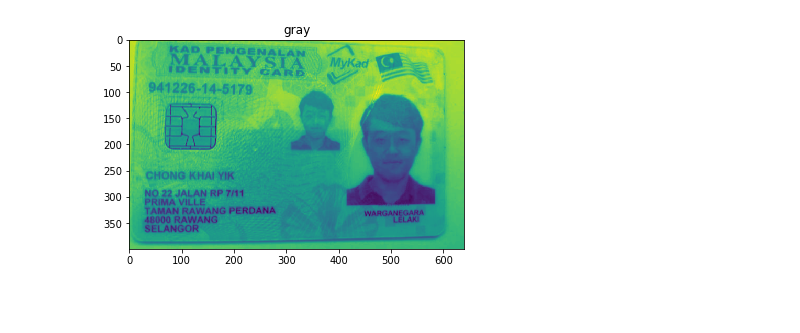
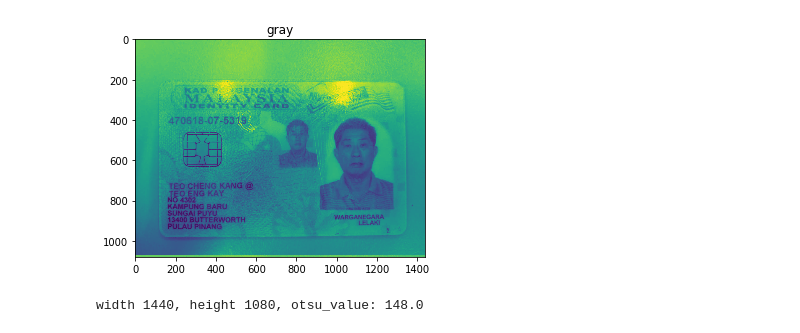
Before and after one commit to skywills/id-card-detector, a Jupyter notebook: test_contour_detection_v4.ipynb, the cells around one changed output. Saved outputs shown, nothing was run; the diff lists cells and outputs as text; code cells hidden in the pictures; blank space fills up the shorter version.

```diff
--- a/test_contour_detection_v4.ipynb
+++ b/test_contour_detection_v4.ipynb
@@ -74,7 +32,11 @@ def imshow(image, title='title'):
 # %%
-img_file = os.path.join(TEST_IMAGE_PATH,'mxw1nqllwlqvt5wry7yev6mjwp0hljjvsyhhnldq67_front.jpeg')
-img = cv2.imread(img_file, cv2.IMREAD_COLOR)
+img_file = os.path.join(TEST_IMAGE_PATH,'(9)00947.jpg')
+img = cv2.imread(img_file)
+img = cv2.cvtColor(img,cv2.COLOR_RGB2BGR)
 gray = cv2.cvtColor(img,cv2.COLOR_RGB2GRAY)
 imshow(gray, 'gray')
+otsu_value = cv2.threshold(gray, 0, 255, cv2.THRESH_OTSU)[0]
+print('width {}, height {}, otsu_value: {}'.format(img.shape[1],img.shape[0], otsu_value))
 # %% [output]
-[figure, old version]
+[figure, new version]
+width 1440, height 1080, otsu_value: 148.0
```
Also changed, not shown: parts of 7 cells of this notebook, 6 other files.
